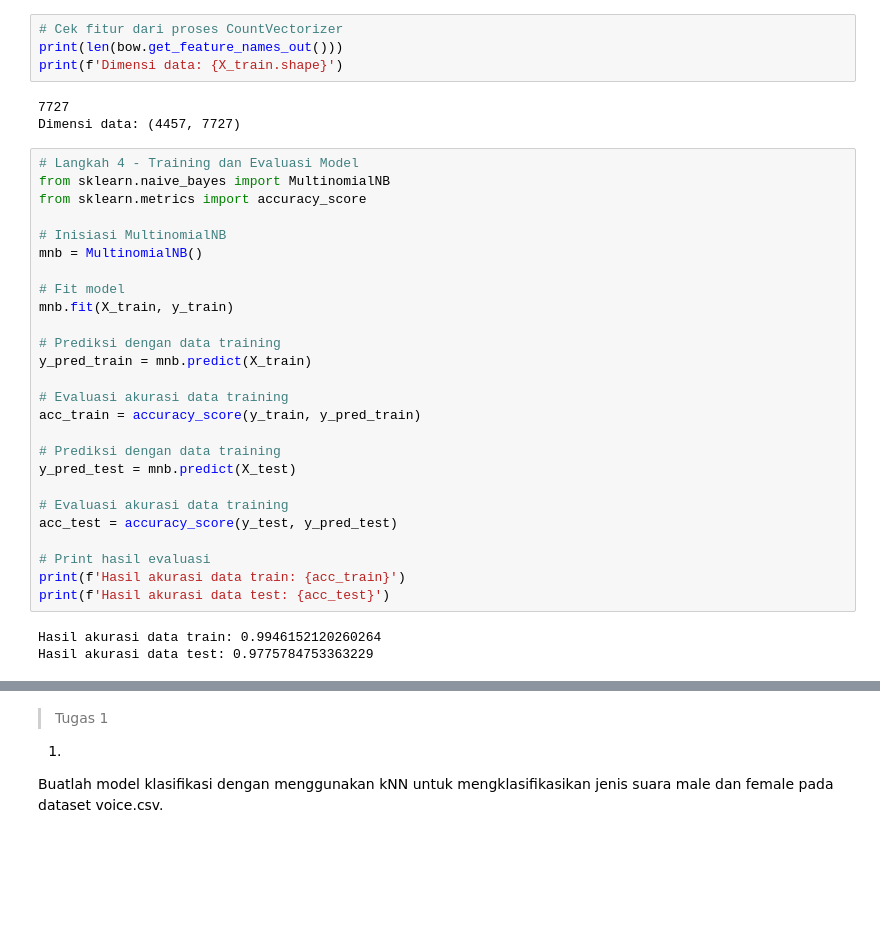
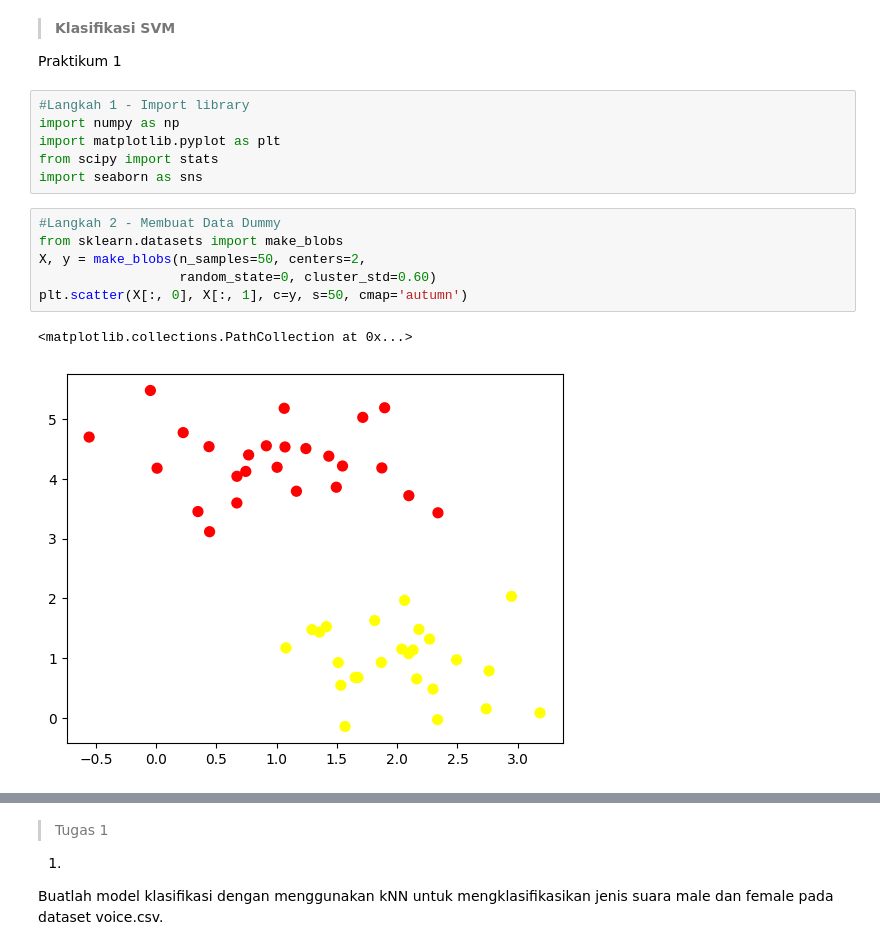
Before and after one commit to Faiva-404/PemMes-Ganjil-2026, a Jupyter notebook: JS10.ipynb, the cells around one changed output, grey strips where cells are left out. Saved outputs shown, nothing was run; the diff lists cells and outputs as text; blank space fills up the shorter version.

```diff
--- a/JS10.ipynb
+++ b/JS10.ipynb
@@ -452,36 +3,19 @@ X_test = bow.transform(X_test)
-# %%
-# Cek fitur dari proses CountVectorizer
-print(len(bow.get_feature_names_out()))
-print(f'Dimensi data: {X_train.shape}')
-# %% [output]
-7727
-Dimensi data: (4457, 7727)
-# %%
-# Langkah 4 - Training dan Evaluasi Model
-from sklearn.naive_bayes import MultinomialNB
-from sklearn.metrics import accuracy_score
-
-# Inisiasi MultinomialNB
-mnb = MultinomialNB()
-
-# Fit model
-mnb.fit(X_train, y_train)
-
-# Prediksi dengan data training
-y_pred_train = mnb.predict(X_train)
-
-# Evaluasi akurasi data training
-acc_train = accuracy_score(y_train, y_pred_train)
-
-# Prediksi dengan data training
-y_pred_test = mnb.predict(X_test)
-
-# Evaluasi akurasi data training
-acc_test = accuracy_score(y_test, y_pred_test)
-
-# Print hasil evaluasi
-print(f'Hasil akurasi data train: {acc_train}')
-print(f'Hasil akurasi data test: {acc_test}')
-# %% [output]
-Hasil akurasi data train: 0.9946152120260264
-Hasil akurasi data test: 0.9775784753363229
+# %% [markdown]
+> **Klasifikasi SVM**
+
+Praktikum 1
+# %%
+#Langkah 1 - Import library
+import numpy as np
+import matplotlib.pyplot as plt
+from scipy import stats
+import seaborn as sns
+# %%
+#Langkah 2 - Membuat Data Dummy
+from sklearn.datasets import make_blobs
+X, y = make_blobs(n_samples=50, centers=2,
+                  random_state=0, cluster_std=0.60)
+plt.scatter(X[:, 0], X[:, 1], c=y, s=50, cmap='autumn')
+# %% [output]
+<matplotlib.collections.PathCollection at 0x...>
+[figure, added]
```
Also changed, not shown: parts of 66 cells of this notebook.
